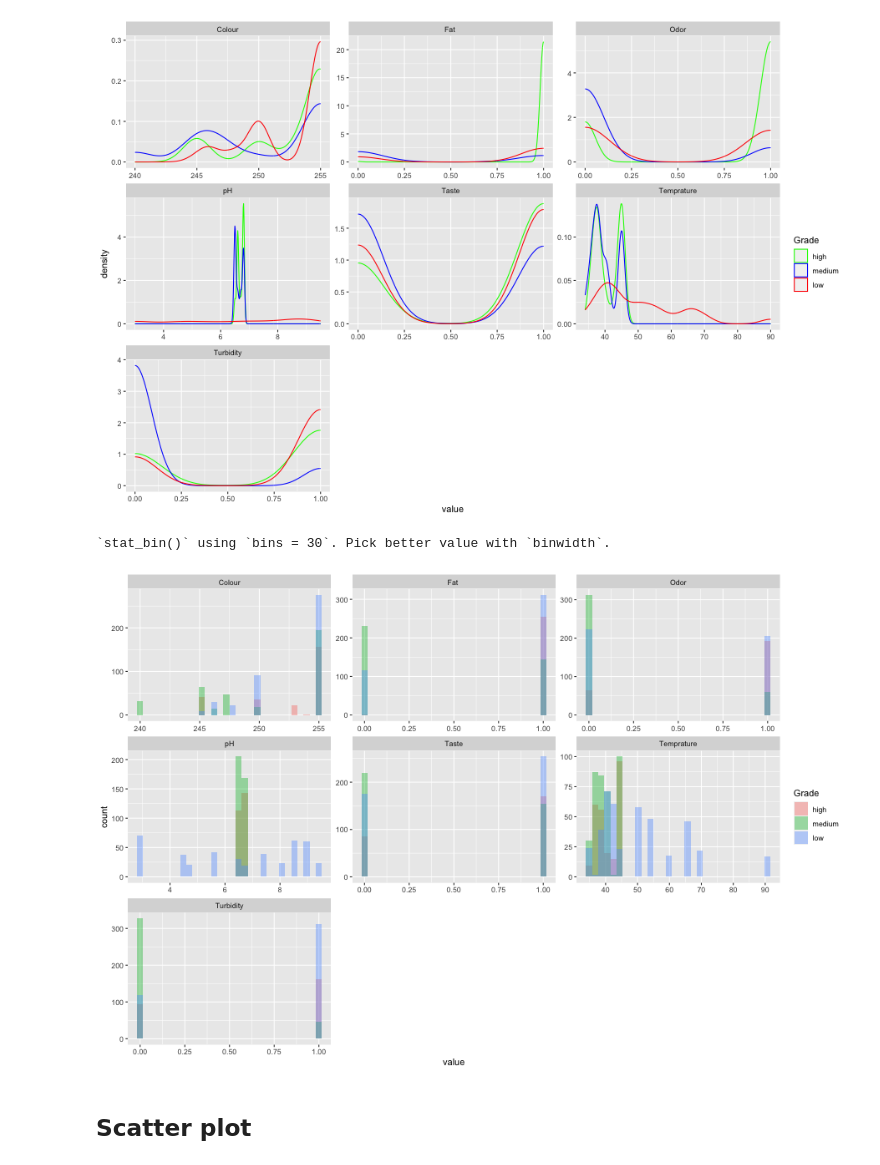
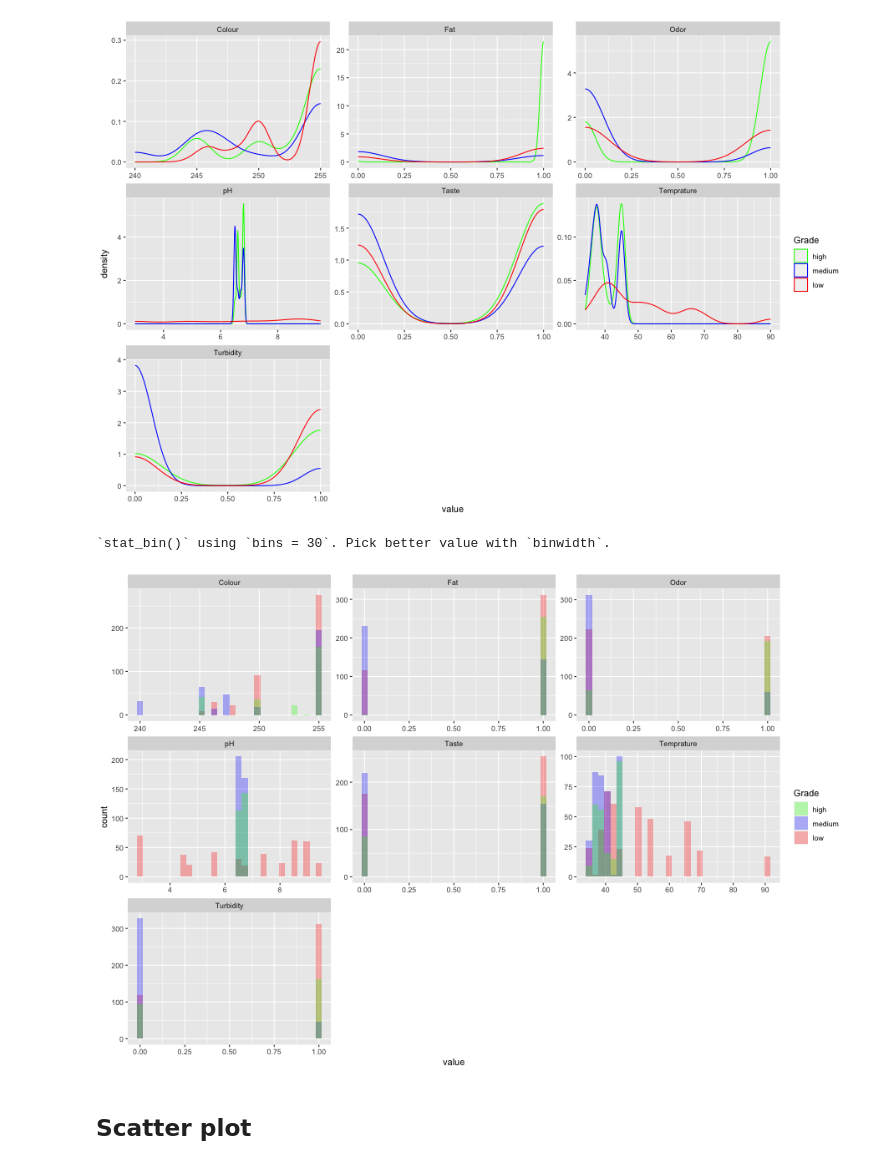
Before and after one commit to kulaphongj/milk_quality_prediction, a Jupyter notebook: 1_eda.ipynb, the cells around one changed output. Saved outputs shown, nothing was run; the diff lists cells and outputs as text; code cells hidden in the pictures.

Commit message:
adjust eda, sort legend

```diff
--- a/1_eda.ipynb
+++ b/1_eda.ipynb
@@ -261,19 +262,20 @@ g1
 # %%
 %%R -i df_raw_melt -w 900 -h 600
 
 library(ggplot2)
 
 sort_grade <- c("high", "medium",  "low")
-df_raw_melt$Grade <- factor(df_raw_melt$Grade, levels = sort_grade)
+df_raw_melt$Grade <- factor(df_raw_melt$Grade, levels = rev(sort_grade))
 
 g2 = ggplot(df_raw_melt, aes(x=value, fill=Grade)) +
-        geom_histogram(alpha=0.4, position = "identity") +
+        geom_histogram(alpha=0.3, position = "identity") +
         facet_wrap(~variable, scales="free", ncol=3) +
-        scale_color_manual(values = c("high" = "green", "medium" = "blue", "low" = "red"))
+        scale_fill_manual(values = c("high" = "green", "medium" = "blue", "low" = "red"),
+                          breaks = sort_grade)
 g2
 # %% [output]
 `stat_bin()` using `bins = 30`. Pick better value with `binwidth`.
-[figure, old version]
+[figure, new version]
 # %% [markdown]
 ## Scatter plot
 # %%
```
Also changed, not shown: parts of 1 cell of this notebook.
